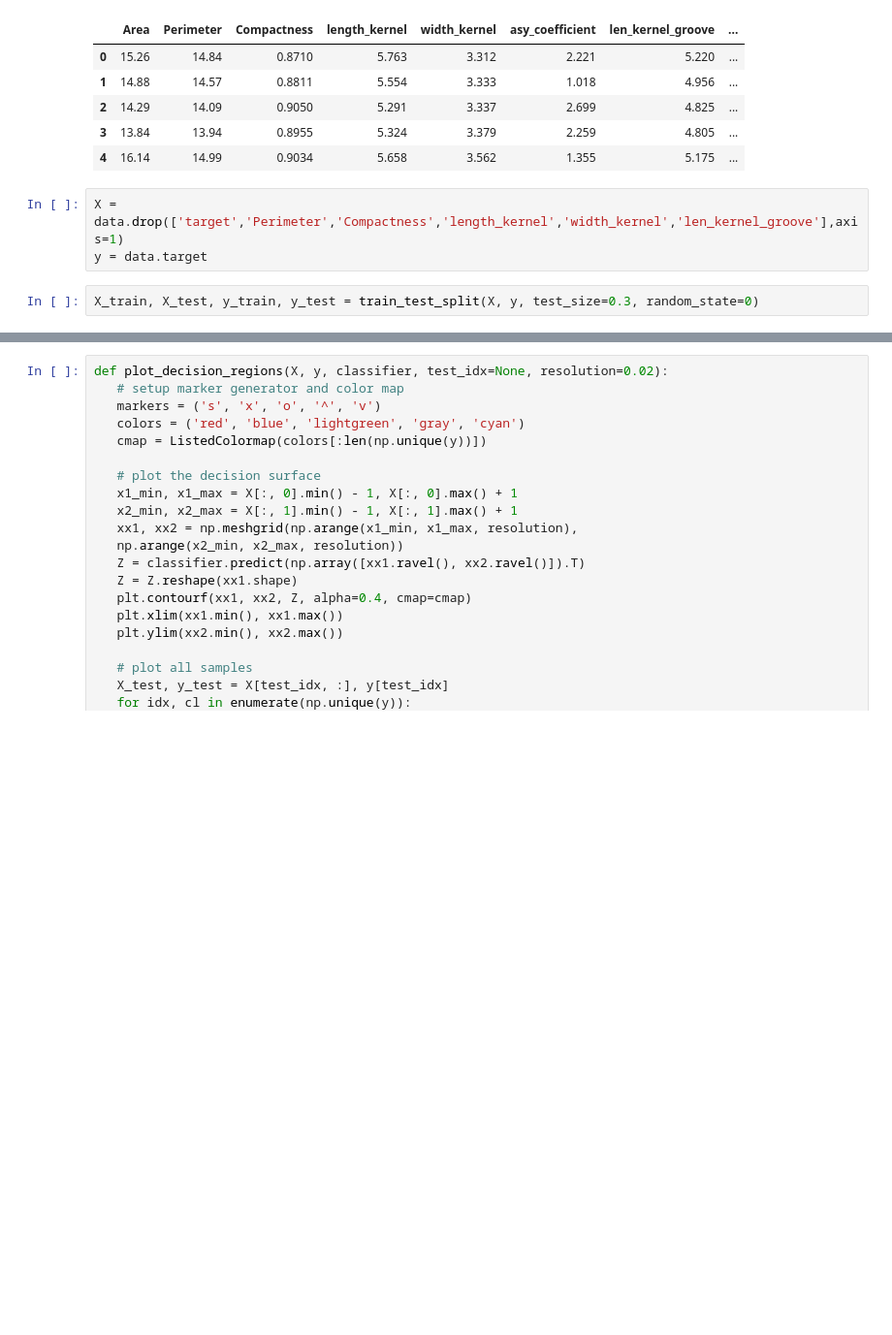
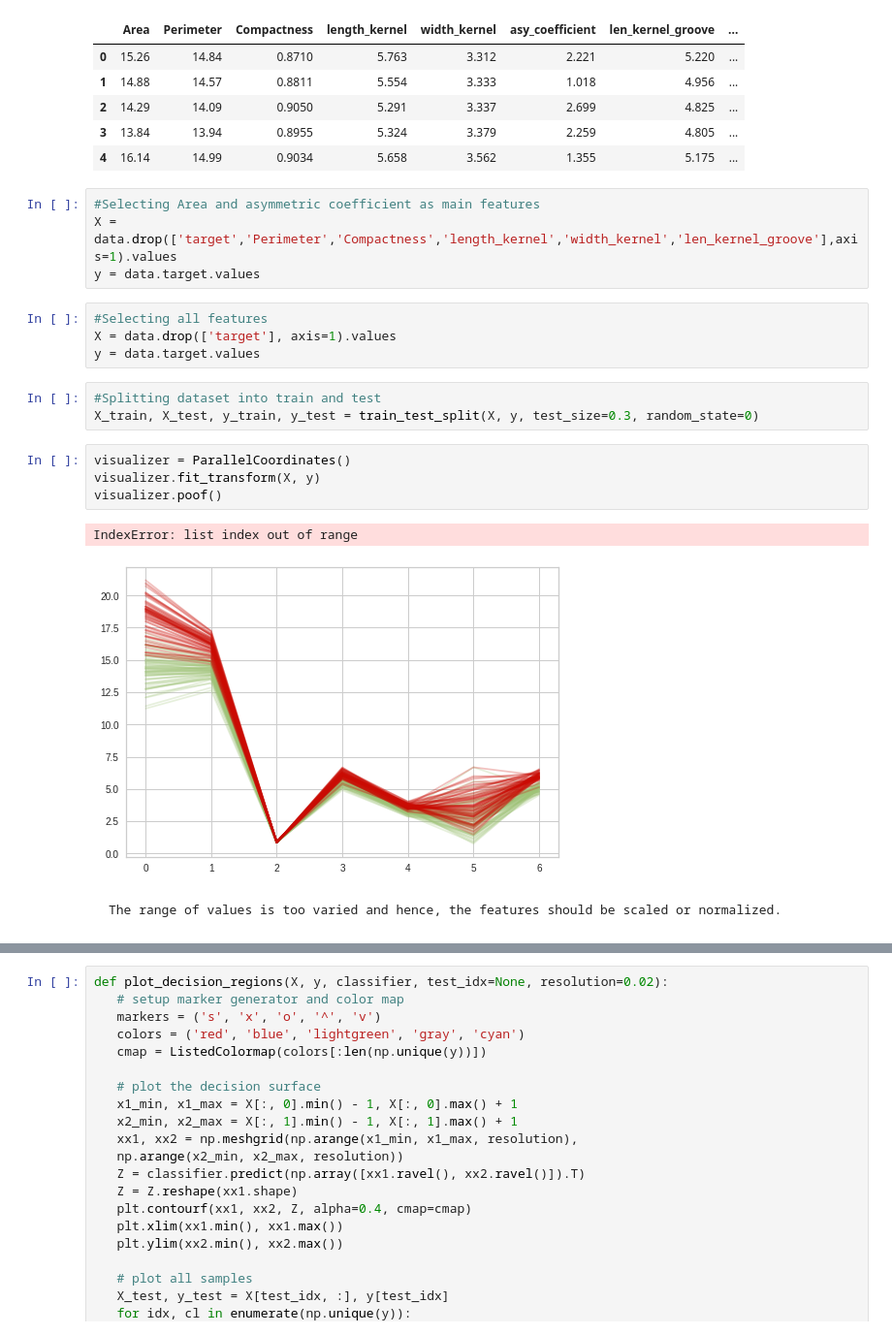
Before and after one commit to ELSPL/ml_practices_2018, a Jupyter notebook: Labs/Lab2/Romil/seeds_Log_reg.ipynb, the cells around one changed output, grey strips where cells are left out. Shown at 97% size. Saved outputs shown, nothing was run; the diff lists cells and outputs as text; blank space fills up the shorter version.

````diff
--- a/Labs/Lab2/Romil/seeds_Log_reg.ipynb
+++ b/Labs/Lab2/Romil/seeds_Log_reg.ipynb
@@ -23,7 +42,24 @@ data.head()
 | 3 | 13.84 | 13.94 | 0.8955 | 5.324 | 3.379 | 2.259 | 4.805 | ... |
 | 4 | 16.14 | 14.99 | 0.9034 | 5.658 | 3.562 | 1.355 | 5.175 | ... |
 # %%
-X = data.drop(['target','Perimeter','Compactness','length_kernel','width_kernel','len_kernel_groove'],axis=1)
-y = data.target
+#Selecting Area and asymmetric coefficient as main features
+X = data.drop(['target','Perimeter','Compactness','length_kernel','width_kernel','len_kernel_groove'],axis=1).values
+y = data.target.values
+# %%
+#Selecting all features
+X = data.drop(['target'], axis=1).values
+y = data.target.values
 # %%
+#Splitting dataset into train and test
 X_train, X_test, y_train, y_test = train_test_split(X, y, test_size=0.3, random_state=0)
+# %%
+visualizer = ParallelCoordinates()
+visualizer.fit_transform(X, y)
+visualizer.poof()
+# %% [output]
+IndexError: list index out of range
+[figure, added]
+# %% [markdown]
+```
+The range of values is too varied and hence, the features should be scaled or normalized.
+```
````
Also changed, not shown: parts of 52 cells of this notebook, 1 other file.
